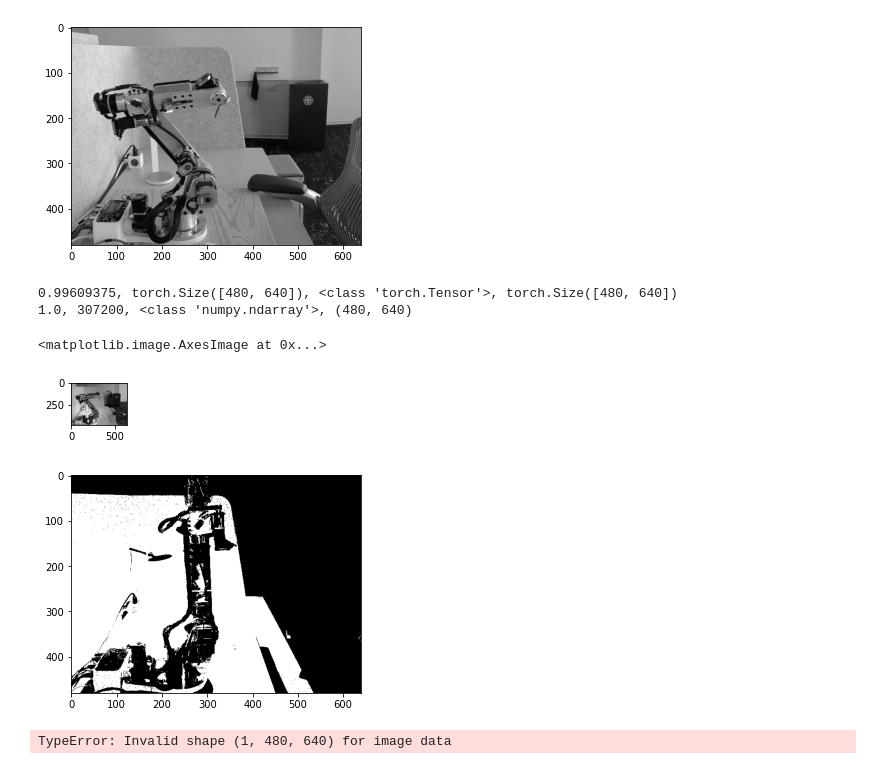
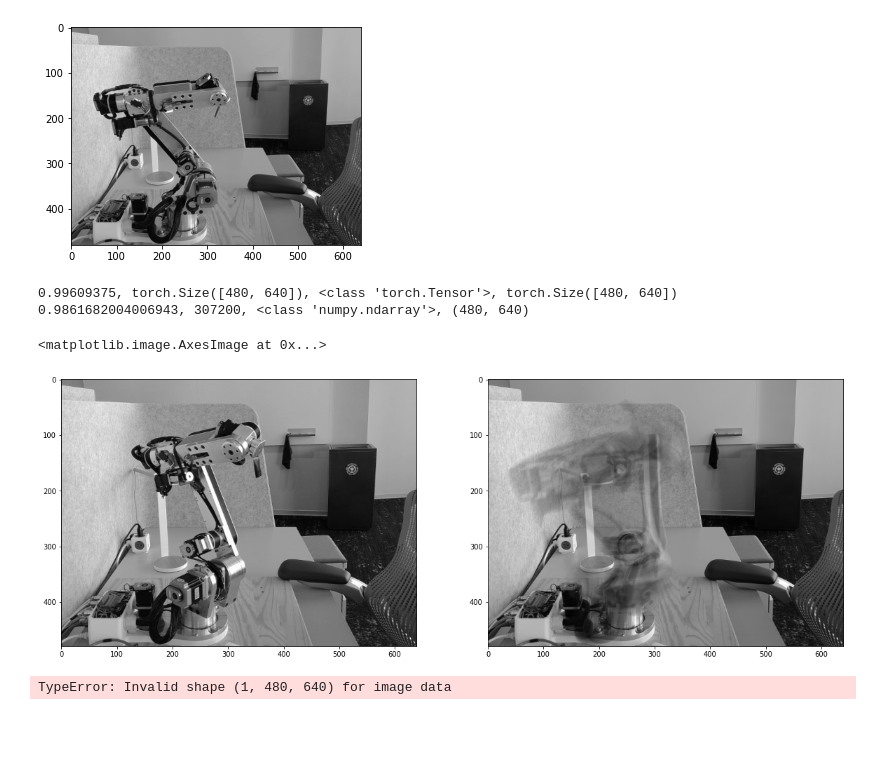
Before and after one commit to rajan-chari/Deep-Learning-with-PyTorch, a Jupyter notebook: arm-vae.ipynb, the cells around one changed output. Cells and saved outputs as stored; diff of their text form; code cells hidden in the pictures; blank space fills up the shorter version.

```diff
--- a/arm-vae.ipynb
+++ b/arm-vae.ipynb
@@ -34,0 +31,3 @@ def load_model(filename):
+# %%
+trainer = vae_trainer()
+model = trainer.load_model('latent-50.pt')
@@ -53,28 +54,24 @@ plt.imshow(image,cmap='gray')
 0.99609375, 307200
 <matplotlib.image.AxesImage at 0x...>
 [figure]
-# %%
-model = load_model(MODEL_FILE)
 # %%
-x_numpy = bin_train_loader.dataset[0][0]
-fig = plt.figure(figsize=(1,2))
-fig.add_subplot
-plt.imshow(x_numpy,cmap='gray')
+plt.rcParams["figure.figsize"]=20,20
+x_numpy = bin_train_loader.dataset[55][0]
+f, axarr = plt.subplots(1,2)
+axarr[0].imshow(x_numpy,cmap='gray')
 x = torch.from_numpy(x_numpy)
 print(f"{x.max()}, {x.size()}, {type(x)}, {x.shape}")
-x = x.to(device)
+x = x.to("cpu")
 x_hat, mu, logvar = model(x)
 im_hat = x_hat.detach().numpy()
 im_hat = im_hat.reshape((480,640))
 print(f"{im_hat.max()}, {im_hat.size}, {type(im_hat)}, {im_hat.shape}")
-fig2 = plt.figure(2)
-plt.imshow(im_hat,cmap='gray')
+axarr[1].imshow(im_hat,cmap='gray')
 # %% [output]
 0.99609375, torch.Size([480, 640]), <class 'torch.Tensor'>, torch.Size([480, 640])
-1.0, 307200, <class 'numpy.ndarray'>, (480, 640)
+0.9861682004006943, 307200, <class 'numpy.ndarray'>, (480, 640)
 <matplotlib.image.AxesImage at 0x...>
-[figure, old version]
+[figure, new version]
-[figure, removed]
 # %%
 # %% [output]
 TypeError: Invalid shape (1, 480, 640) for image data
```
Also changed, not shown: parts of 3 cells of this notebook, 4 other files.
